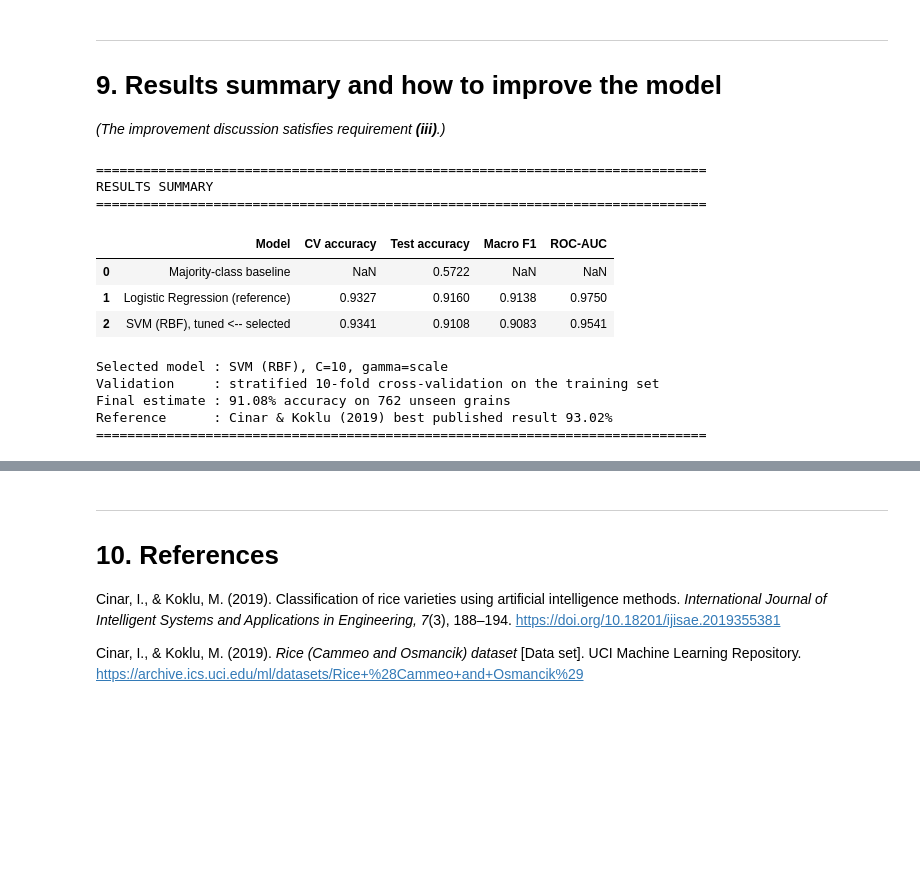
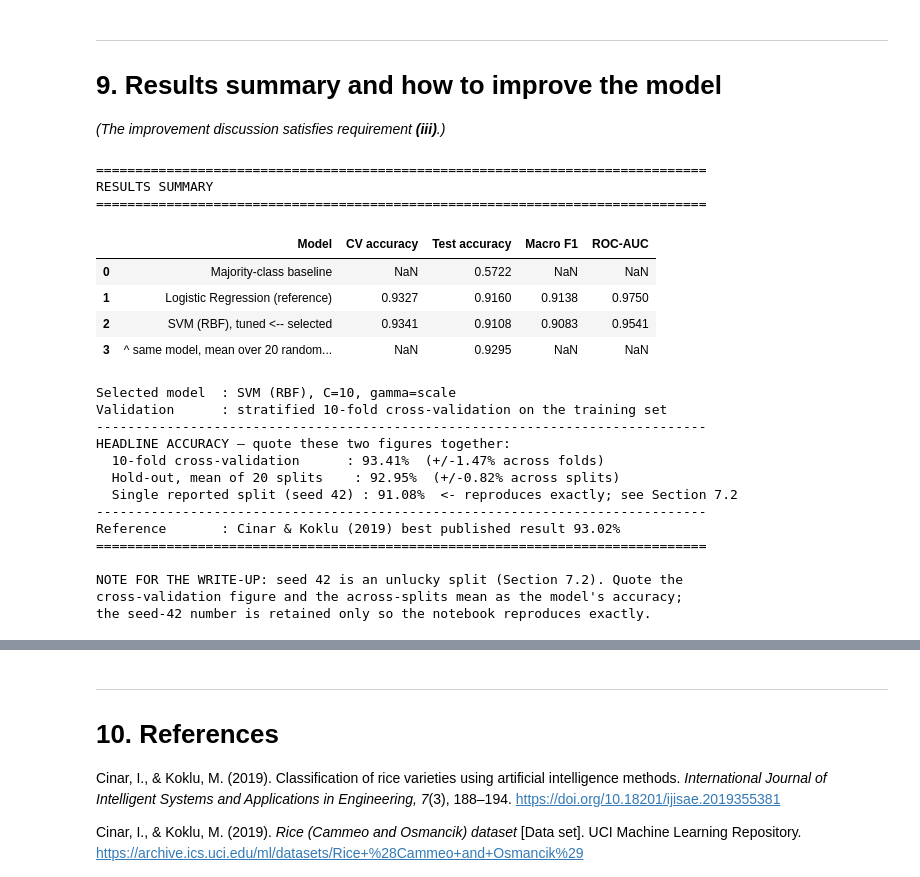
Before and after one commit to Chi944/ICT304_T1, a Jupyter notebook: ICT304_Tut1_Rice_Classification.ipynb, the cells around one changed output, grey strips where cells are left out. Saved outputs shown, nothing was run; the diff lists cells and outputs as text; code cells hidden in the pictures; blank space fills up the shorter version.

```diff
--- a/ICT304_Tut1_Rice_Classification.ipynb
+++ b/ICT304_Tut1_Rice_Classification.ipynb
@@ -797,11 +802,19 @@ evaluates every combination under the 10-fold scheme and keeps the best.
 # %%
 cv = StratifiedKFold(n_splits=10, shuffle=True, random_state=RANDOM_STATE)
 
+# Note on `probability`: it is deliberately left at its default of False. Setting it
+# True makes SVC fit an extra internal 5-fold Platt-scaling model for EVERY candidate
+# in the grid, which multiplies the search cost roughly five-fold. We do not need
+# calibrated probabilities here: the ROC curve is built from `decision_function`, the
+# signed distance to the separating hyperplane, which is the canonical score for an
+# SVM. Platt scaling is a monotonic transform of that distance, so it cannot change
+# the ranking of samples and the ROC-AUC is identical either way.
+#
 # The scaler lives INSIDE the pipeline. During each CV fold it is re-fitted on that
 # fold's training portion only, so no validation statistics leak into training.
 svm_pipe = Pipeline([
     ("scaler", StandardScaler()),
-    ("svm", SVC(kernel="rbf", random_state=RANDOM_STATE, probability=True)),
+    ("svm", SVC(kernel="rbf", random_state=RANDOM_STATE)),
 ])
 
 param_grid = {
@@ -945,11 +968,15 @@ reverse is a yield loss absorbed by the processor. A single accuracy figure hide
 entirely; per-class precision and recall expose it.
 # %%
 y_pred  = best_model.predict(X_test)
-y_proba = best_model.predict_proba(X_test)[:, 1]   # P(Osmancik)
+
+# Signed distance from the separating hyperplane. Positive => Osmancik (class 1).
+# This is the SVM's natural ranking score; see the note in Section 6 on why we do
+# not fit Platt-scaled probabilities.
+y_score = best_model.decision_function(X_test)
 
 test_acc  = accuracy_score(y_test, y_pred)
 macro_f1  = f1_score(y_test, y_pred, average="macro")
-auc       = roc_auc_score(y_test, y_proba)
+auc       = roc_auc_score(y_test, y_score)
 baseline  = max(np.mean(y_test == 0), np.mean(y_test == 1))
 
 print("=" * 62)
@@ -1253,41 +1404,70 @@ add little. That points Section 9 towards better features, not more data.
 
 *(The improvement discussion satisfies requirement **(iii)**.)*
 # %%
+# Compute the baseline model's predictions once rather than three times.
+lr_pred  = lr_pipe.predict(X_test)
+lr_score = lr_pipe.decision_function(X_test)
+
 summary = pd.DataFrame([
     {"Model": "Majority-class baseline", "CV accuracy": np.nan,
      "Test accuracy": baseline, "Macro F1": np.nan, "ROC-AUC": np.nan},
     {"Model": "Logistic Regression (reference)", "CV accuracy": lr_scores.mean(),
-     "Test accuracy": accuracy_score(y_test, lr_pipe.predict(X_test)),
-     "Macro F1": f1_score(y_test, lr_pipe.predict(X_test), average="macro"),
-     "ROC-AUC": roc_auc_score(y_test, lr_pipe.predict_proba(X_test)[:, 1])},
+     "Test accuracy": accuracy_score(y_test, lr_pred),
+     "Macro F1": f1_score(y_test, lr_pred, average="macro"),
+     "ROC-AUC": roc_auc_score(y_test, lr_score)},
     {"Model": "SVM (RBF), tuned  <-- selected", "CV accuracy": fold_scores.mean(),
      "Test accuracy": test_acc, "Macro F1": macro_f1, "ROC-AUC": auc},
+    {"Model": f"  ^ same model, mean over {N_SEEDS} random splits", "CV accuracy": np.nan,
+     "Test accuracy": seed_scores.mean(), "Macro F1": np.nan, "ROC-AUC": np.nan},
 ])
 
 print("=" * 78)
 print("RESULTS SUMMARY")
 print("=" * 78)
 display(summary.round(4))
 
-print(f"\nSelected model : SVM (RBF), C={grid.best_params_['svm__C']}, "
+print(f"\nSelected model  : SVM (RBF), C={grid.best_params_['svm__C']}, "
       f"gamma={grid.best_params_['svm__gamma']}")
-print(f"Validation     : stratified 10-fold cross-validation on the training set")
-print(f"Final estimate : {test_acc:.2%} accuracy on {len(y_test):,} unseen grains")
-print(f"Reference      : Cinar & Koklu (2019) best published result {PUBLISHED_BEST:.2%}")
+print(f"Validation      : stratified 10-fold cross-validation on the training set")
+print("-" * 78)
+print("HEADLINE ACCURACY — quote these two figures together:")
+print(f"  10-fold cross-validation      : {fold_scores.mean():.2%}  "
+      f"(+/-{fold_scores.std():.2%} across folds)")
+print(f"  Hold-out, mean of {N_SEEDS} splits    : {seed_scores.mean():.2%}  "
+      f"(+/-{seed_scores.std():.2%} across splits)")
+print(f"  Single reported split (seed {RANDOM_STATE}) : {test_acc:.2%}  "
+      f"<- reproduces exactly; see Section 7.2")
+print("-" * 78)
+print(f"Reference       : Cinar & Koklu (2019) best published result {PUBLISHED_BEST:.2%}")
 print("=" * 78)
+
+if abs(test_acc - seed_scores.mean()) > 2 * seed_scores.std():
+    print("\nNOTE FOR THE WRITE-UP: seed 42 is an unlucky split (Section 7.2). Quote the")
+    print("cross-validation figure and the across-splits mean as the model's accuracy;")
+    print("the seed-42 number is retained only so the notebook reproduces exactly.")
 # %% [output]
 ==============================================================================
 RESULTS SUMMARY
 ==============================================================================
 |  | Model | CV accuracy | Test accuracy | Macro F1 | ROC-AUC |
 | 0 | Majority-class baseline | NaN | 0.5722 | NaN | NaN |
 | 1 | Logistic Regression (reference) | 0.9327 | 0.9160 | 0.9138 | 0.9750 |
 | 2 | SVM (RBF), tuned <-- selected | 0.9341 | 0.9108 | 0.9083 | 0.9541 |
+| 3 | ^ same model, mean over 20 random... | NaN | 0.9295 | NaN | NaN |
-Selected model : SVM (RBF), C=10, gamma=scale
-Validation     : stratified 10-fold cross-validation on the training set
-Final estimate : 91.08% accuracy on 762 unseen grains
-Reference      : Cinar & Koklu (2019) best published result 93.02%
+Selected model  : SVM (RBF), C=10, gamma=scale
+Validation      : stratified 10-fold cross-validation on the training set
+------------------------------------------------------------------------------
+HEADLINE ACCURACY — quote these two figures together:
+  10-fold cross-validation      : 93.41%  (+/-1.47% across folds)
+  Hold-out, mean of 20 splits    : 92.95%  (+/-0.82% across splits)
+  Single reported split (seed 42) : 91.08%  <- reproduces exactly; see Section 7.2
+------------------------------------------------------------------------------
+Reference       : Cinar & Koklu (2019) best published result 93.02%
 ==============================================================================
+
+NOTE FOR THE WRITE-UP: seed 42 is an unlucky split (Section 7.2). Quote the
+cross-validation figure and the across-splits mean as the model's accuracy;
+the seed-42 number is retained only so the notebook reproduces exactly.
 # %% [markdown]
 ## 9.1 How to improve accuracy in future revisions
 
```
Also changed, not shown: parts of 15 cells of this notebook.
